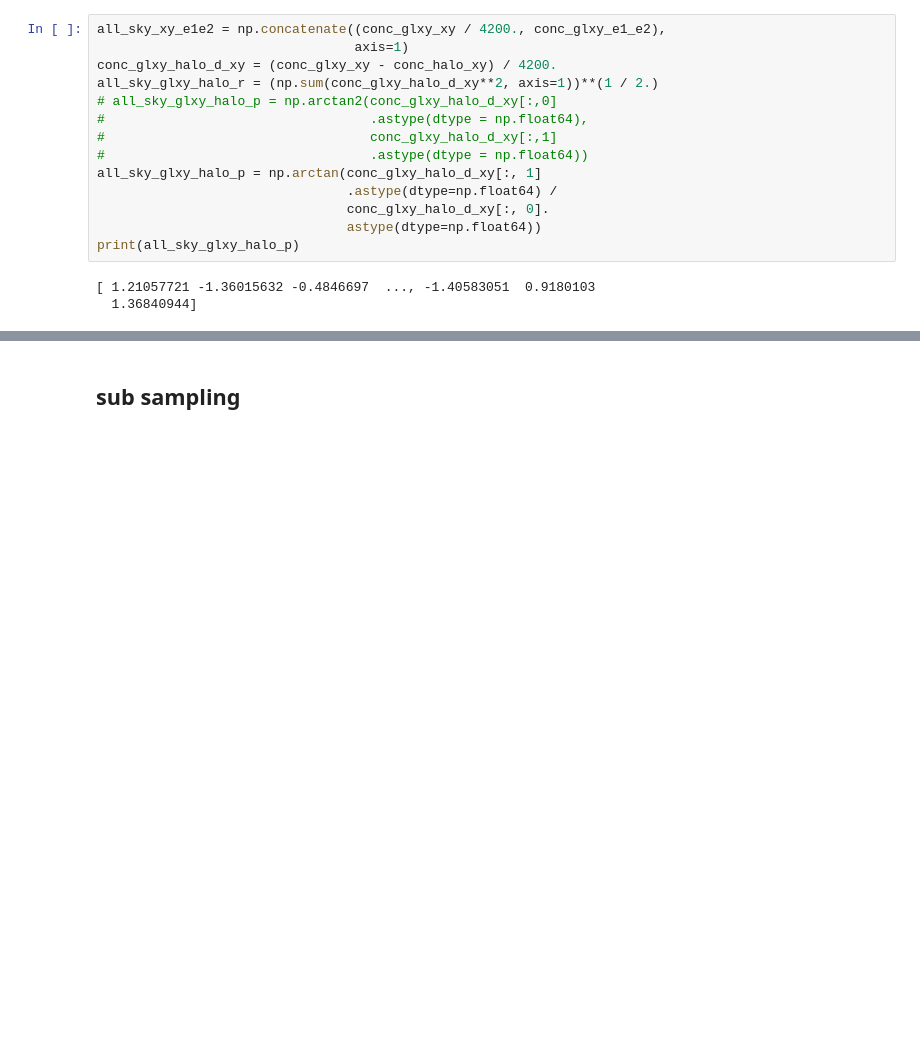
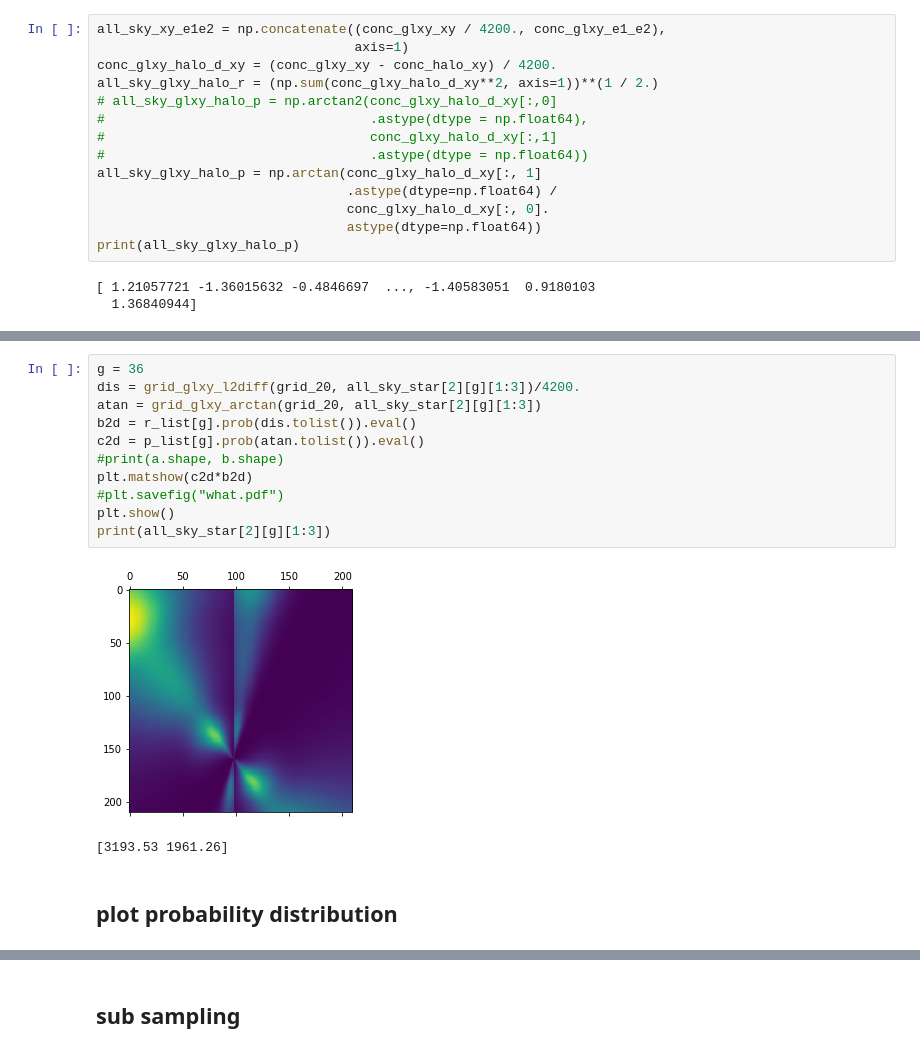
Before and after one commit to HTplex/probp.finalproject, a Jupyter notebook: 2.3-H.ipynb, the cells around one changed output, grey strips where cells are left out. Cells and saved outputs as stored; diff of their text form; blank space fills up the shorter version.

```diff
--- a/2.3-H.ipynb
+++ b/2.3-H.ipynb
@@ -393,0 +567,16 @@ print(all_sky_glxy_halo_p)
+# %%
+g = 36
+dis = grid_glxy_l2diff(grid_20, all_sky_star[2][g][1:3])/4200.
+atan = grid_glxy_arctan(grid_20, all_sky_star[2][g][1:3])
+b2d = r_list[g].prob(dis.tolist()).eval()
+c2d = p_list[g].prob(atan.tolist()).eval()
+#print(a.shape, b.shape)
+plt.matshow(c2d*b2d)
+#plt.savefig("what.pdf")
+plt.show()
+print(all_sky_star[2][g][1:3])
+# %% [output]
+[figure, added]
+[3193.53 1961.26]
+# %% [markdown]
+## plot probability distribution
```
Also changed, not shown: parts of 20 cells of this notebook.
